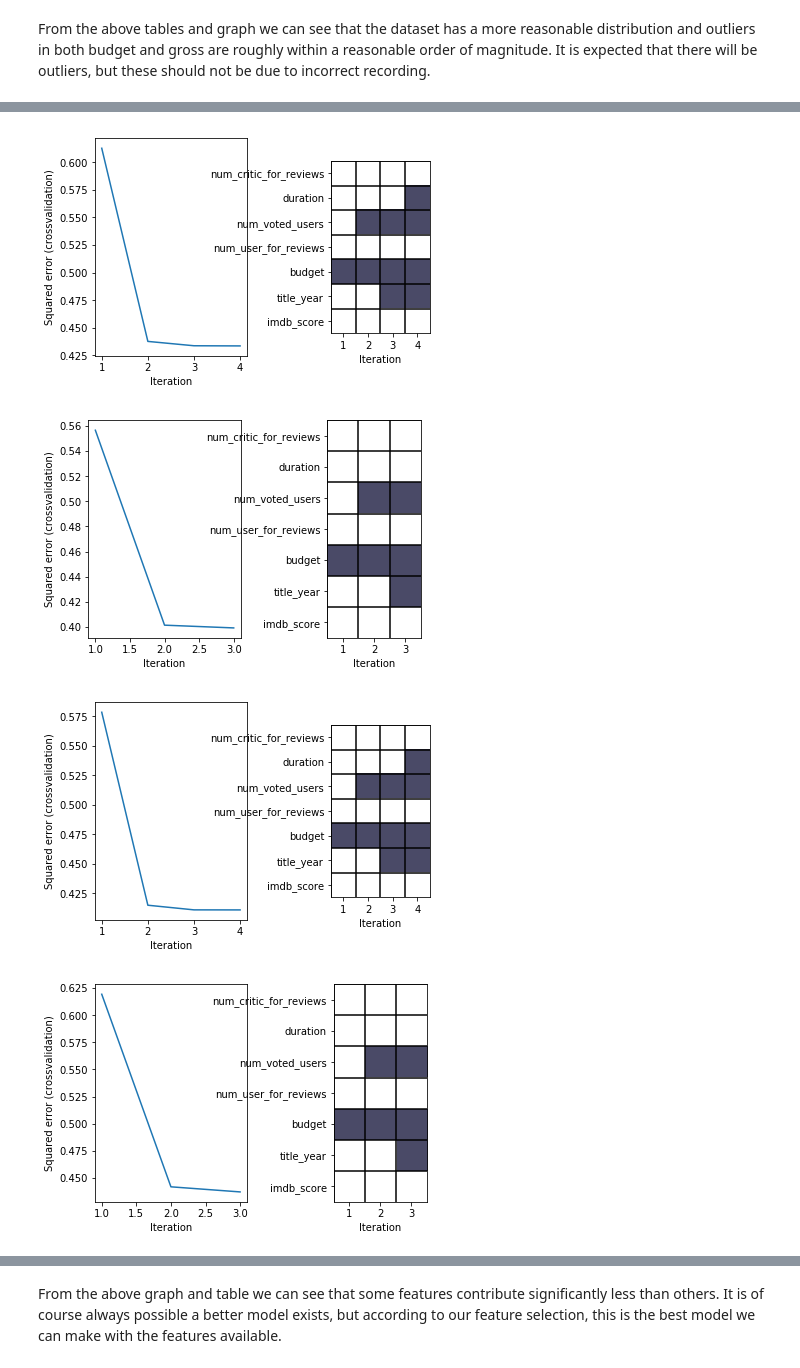
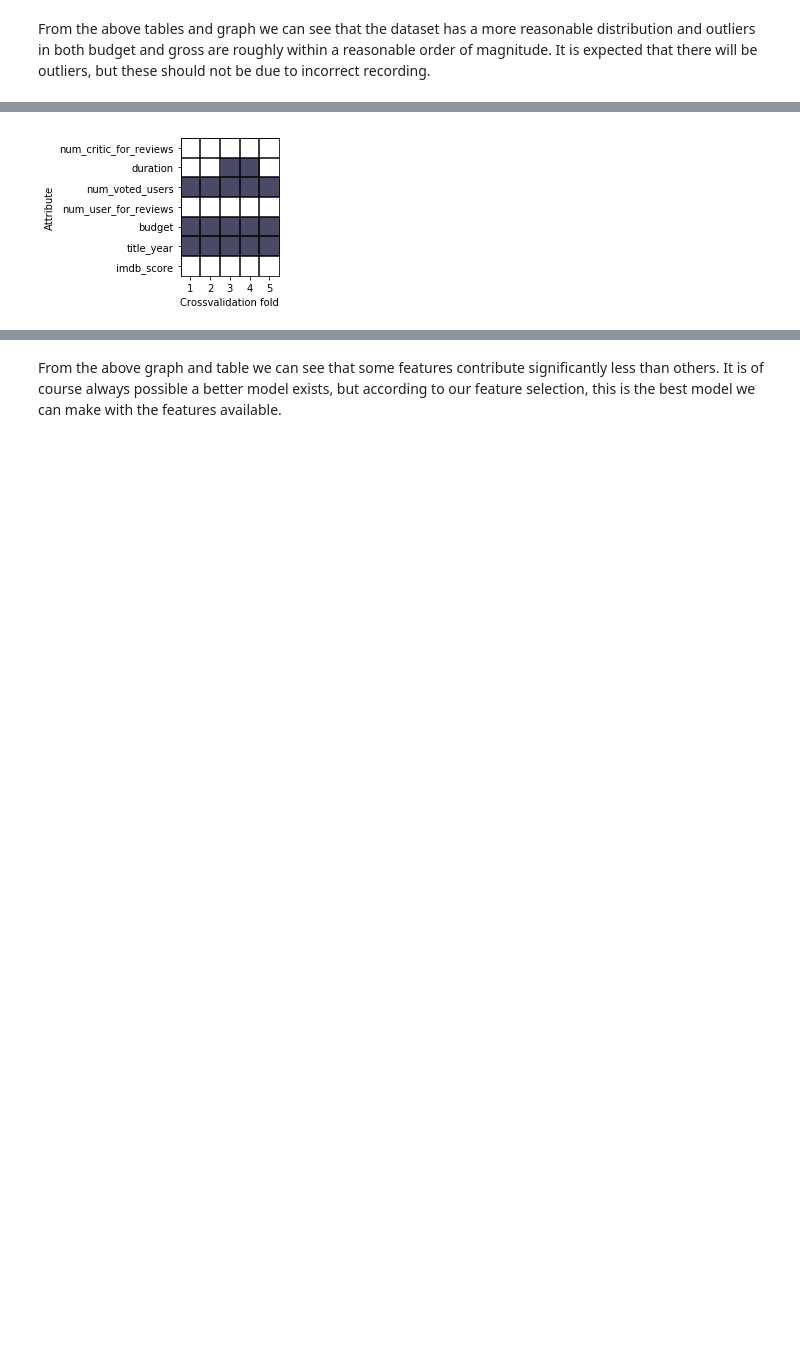
Before and after one commit to christianbillp/python, a Jupyter notebook: notebooks/ML_projekt2-regression.ipynb, the cells around one changed output, grey strips where cells are left out. Cells and saved outputs as stored; diff of their text form; code cells hidden in the pictures; blank space fills up the shorter version.

```diff
--- a/notebooks/ML_projekt2-regression.ipynb
+++ b/notebooks/ML_projekt2-regression.ipynb
@@ -281,4 +229,4 @@ from sklearn.model_selection import train_test_split
 X = data['standardized'].drop('gross', axis=1)
 y = data['standardized'][['gross']]
 
-X_train, X_test, y_train, y_test = train_test_split(X, y, test_size=0.1, random_state=42)
+X_train, X_test, y_train, y_test = train_test_split(X, y, test_size=0.25, random_state=42)
@@ -305,7 +256,7 @@ N, M = X.shape
 
 ## Crossvalidation
 # Create crossvalidation partition for evaluation
-K = 10
+K = 5
 CV = cross_validation.KFold(N,K,shuffle=True)
 
 # Initialize variables
@@ -349,7 +300,7 @@ for train_index, test_index in CV:
         m = lm.LinearRegression(fit_intercept=True).fit(X_train[:,selected_features], y_train)
         Error_train_fs[k] = np.square(y_train-m.predict(X_train[:,selected_features])).sum()/y_train.shape[0]
         Error_test_fs[k] = np.square(y_test-m.predict(X_test[:,selected_features])).sum()/y_test.shape[0]
-
+    '''
         figure(k)
         subplot(1,2,1)
         plot(range(1,len(loss_record)), loss_record[1:])
@@ -360,7 +311,7 @@ for train_index, test_index in CV:
         bmplot(attributeNames, range(1,features_record.shape[1]), -features_record[:,1:])
         clim(-1.5,0)
         xlabel('Iteration')
-    '''
+
     print('Cross validation fold {0}/{1}'.format(k+1,K))
     print('Train indices: {0}'.format(train_index))
     print('Test indices: {0}'.format(test_index))
@@ -390,34 +341,31 @@ clim(-1.5,0)
 xlabel('Crossvalidation fold')
 ylabel('Attribute')
 
 
 # Inspect selected feature coefficients effect on the entire dataset and
 # plot the fitted model residual error as function of each attribute to
 # inspect for systematic structure in the residual
 '''
 f=2 # cross-validation fold to inspect
 ff=Features[:,f-1].nonzero()[0]
 if len(ff) is 0:
     print('\nNo features were selected, i.e. the data (X) in the fold cannot describe the outcomes (y).' )
 else:
     m = lm.LinearRegression(fit_intercept=True).fit(X.values[:,ff], y)
 
     y_est= m.predict(X.values[:,ff])
     residual=y-y_est
 
     figure(k+1)
     title('Residual error vs. Attributes for features selected in cross-validation fold {0}'.format(f))
     for i in range(0,len(ff)):
        subplot(2,np.ceil(len(ff)/2.0),i+1)
        plot(X.values[:,ff[i]],residual,'.')
        xlabel(attributeNames[ff[i]])
        ylabel('residual error')
 
 
     show()
 ''';
 # %% [output]
-[figure, old version]
+[figure, new version]
-[figure, removed]
-[figure, removed]
-[figure, removed]
```
Also changed, not shown: parts of 51 cells of this notebook.
